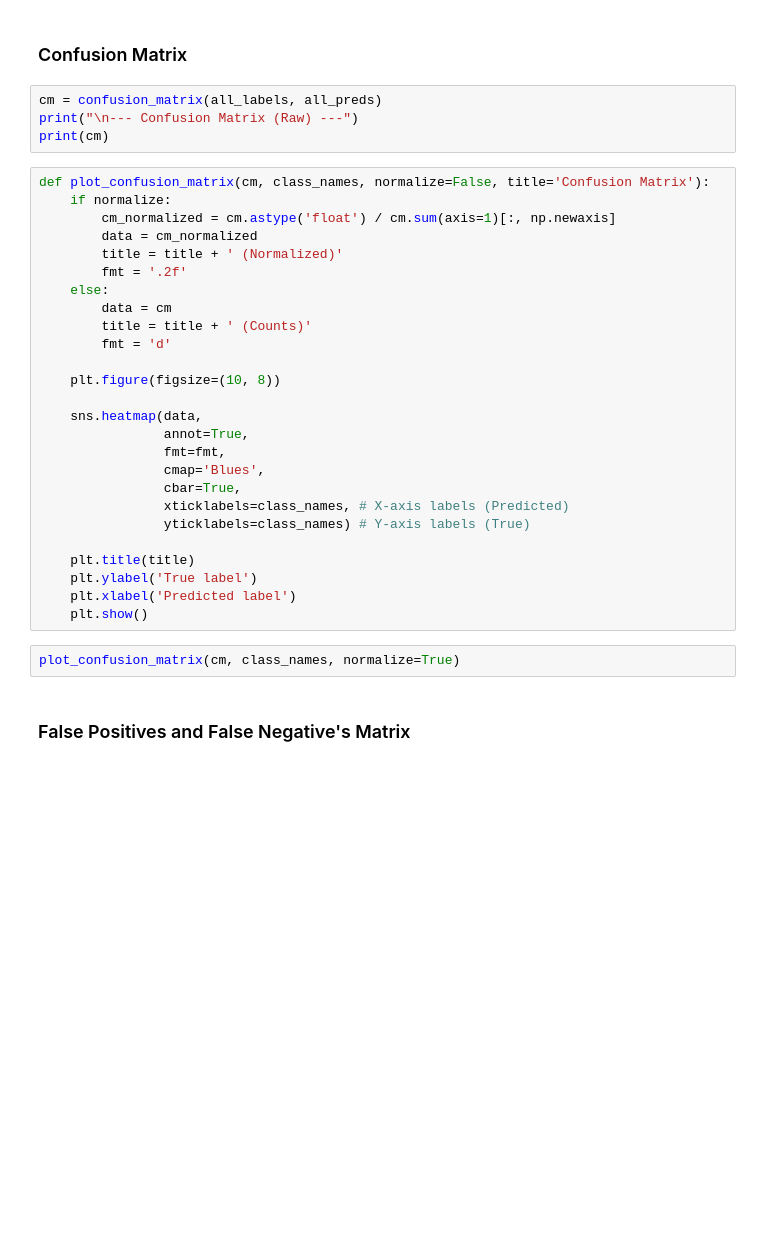
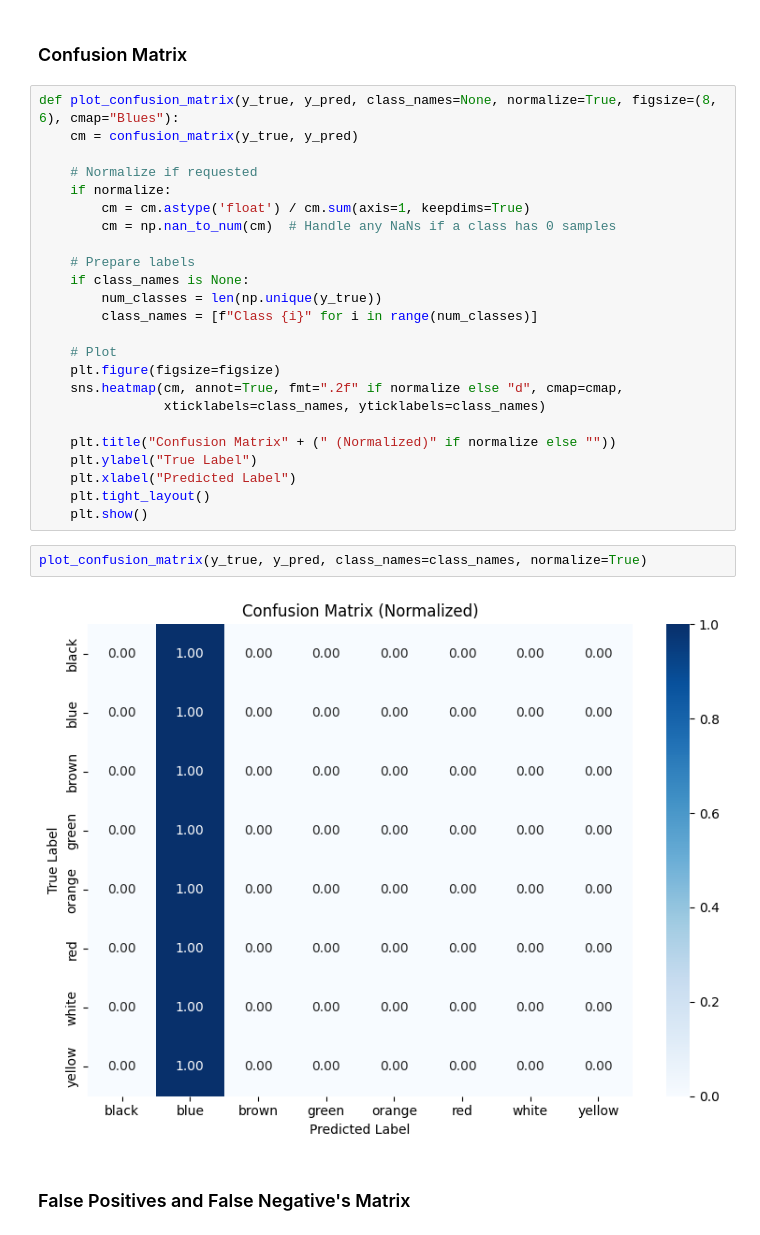
Before and after one commit to Arnav0405/ConvLSTMPyTorchLightning, a Jupyter notebook: visualisations.ipynb, the cells around one changed output. Drawn from its saved outputs; the diff is of its cells as text; blank space fills up the shorter version.

```diff
--- a/visualisations.ipynb
+++ b/visualisations.ipynb
@@ -93,37 +97,33 @@ ValueError: Sum of input lengths does not equal the length of the input dataset!
 # %% [markdown]
 ### Confusion Matrix
-# %%
-cm = confusion_matrix(all_labels, all_preds)
-print("\n--- Confusion Matrix (Raw) ---")
-print(cm)
 # %%
-def plot_confusion_matrix(cm, class_names, normalize=False, title='Confusion Matrix'):
+def plot_confusion_matrix(y_true, y_pred, class_names=None, normalize=True, figsize=(8, 6), cmap="Blues"):
+    cm = confusion_matrix(y_true, y_pred)
+
+    # Normalize if requested
     if normalize:
-        cm_normalized = cm.astype('float') / cm.sum(axis=1)[:, np.newaxis]
-        data = cm_normalized
-        title = title + ' (Normalized)'
-        fmt = '.2f'
-    else:
-        data = cm
-        title = title + ' (Counts)'
-        fmt = 'd'
+        cm = cm.astype('float') / cm.sum(axis=1, keepdims=True)
+        cm = np.nan_to_num(cm)  # Handle any NaNs if a class has 0 samples
 
-    plt.figure(figsize=(10, 8))
+    # Prepare labels
+    if class_names is None:
+        num_classes = len(np.unique(y_true))
+        class_names = [f"Class {i}" for i in range(num_classes)]
 
-    sns.heatmap(data,
-                annot=True,
-                fmt=fmt,
-                cmap='Blues',
-                cbar=True,
-                xticklabels=class_names, # X-axis labels (Predicted)
-                yticklabels=class_names) # Y-axis labels (True)
+    # Plot
+    plt.figure(figsize=figsize)
+    sns.heatmap(cm, annot=True, fmt=".2f" if normalize else "d", cmap=cmap,
+                xticklabels=class_names, yticklabels=class_names)
 
-    plt.title(title)
-    plt.ylabel('True label')
-    plt.xlabel('Predicted label')
+    plt.title("Confusion Matrix" + (" (Normalized)" if normalize else ""))
+    plt.ylabel("True Label")
+    plt.xlabel("Predicted Label")
+    plt.tight_layout()
     plt.show()
 # %%
-plot_confusion_matrix(cm, class_names, normalize=True)
+plot_confusion_matrix(y_true, y_pred, class_names=class_names, normalize=True)
+# %% [output]
+[figure, added]
 # %% [markdown]
 ### False Positives and False Negative's Matrix
 # %%
```
Also changed, not shown: parts of 2 cells of this notebook, 3 other files.
